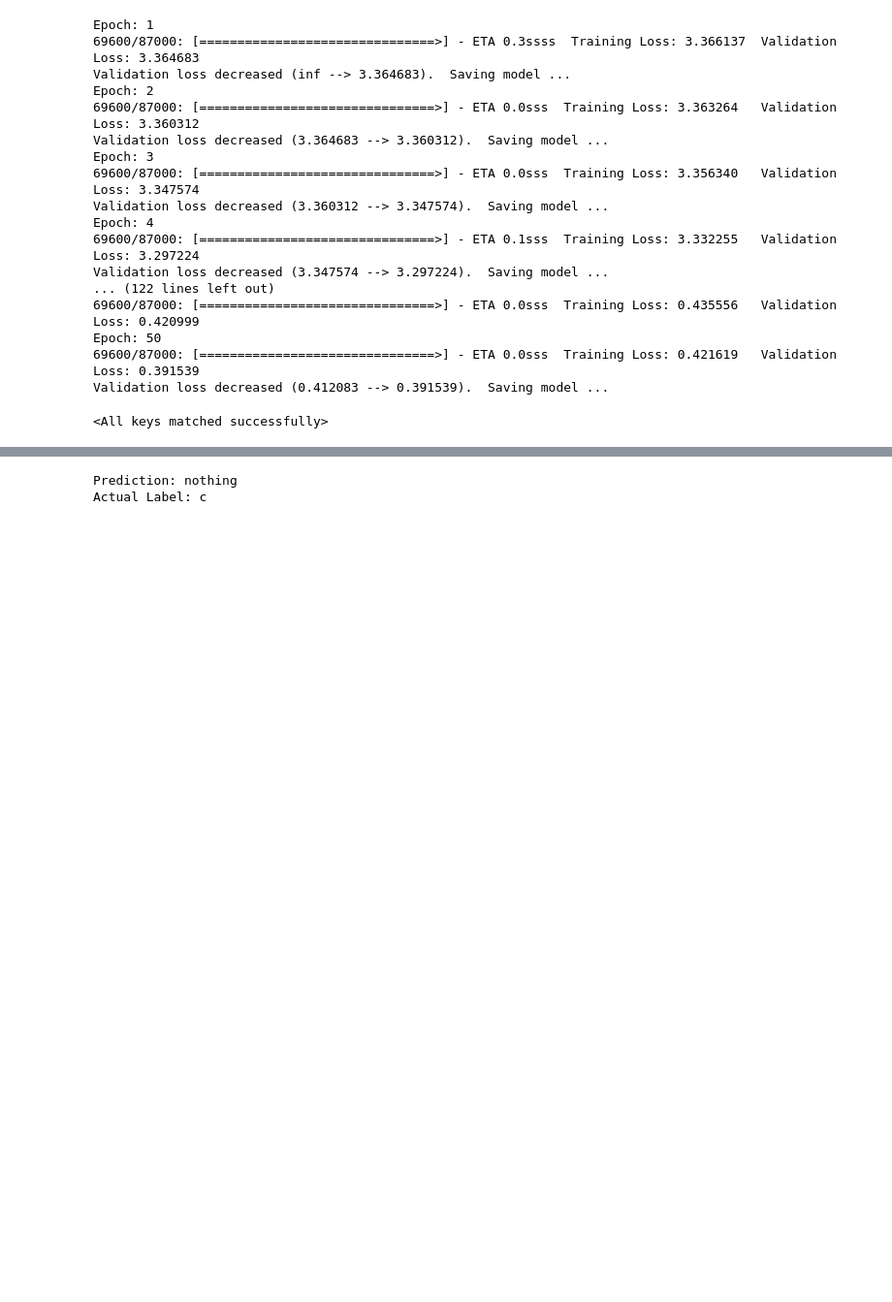
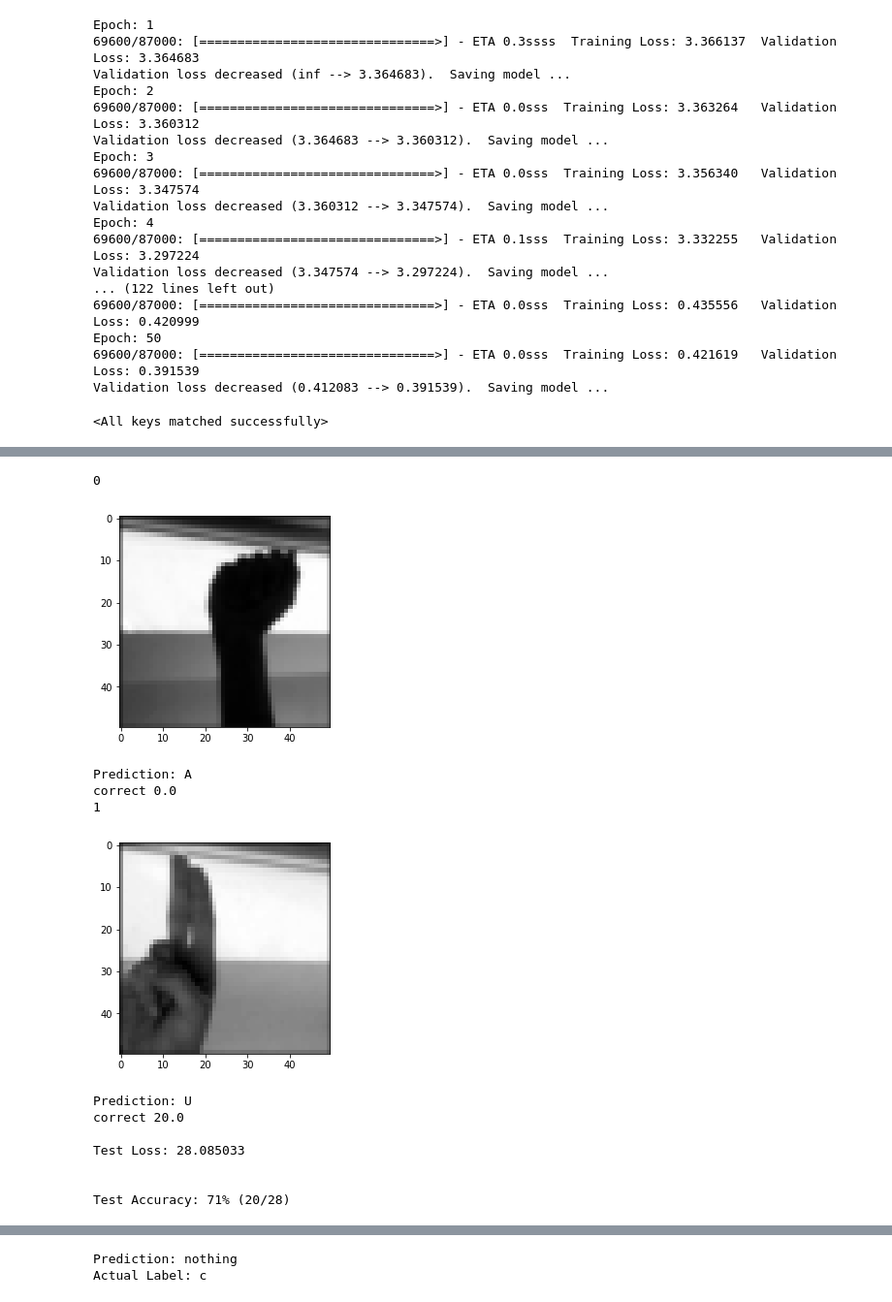
Before and after one commit to Gunnika/Sign_Language_Detector-PyTorch, a Jupyter notebook: asl_detector.ipynb, the cells around one changed output, grey strips where cells are left out. Shown at 97% size. Drawn from its saved outputs; the diff is of its cells as text; code cells hidden in the pictures; blank space fills up the shorter version.

```diff
--- a/asl_detector.ipynb
+++ b/asl_detector.ipynb
@@ -334,3 +296,64 @@ dict_labels = {
     28:'space'
 
 }
+# %%
+def test(loaders, model, criterion, use_cuda):
+
+    # monitor test loss and accuracy
+    test_loss = 0.
+    correct = 0.
+    total = 0.
+
+    model.eval()
+    for batch_idx, (data, target) in enumerate(loaders['test']):
+        i=0
+        # move to GPU
+        if use_cuda:
+            data, target = data.cuda(), target.cuda()
+        # forward pass: compute predicted outputs by passing inputs to the model
+        output = model(data)
+        # calculate the loss
+        loss = criterion(output, target)
+        # update average test loss
+        test_loss = test_loss + ((1 / (batch_idx + 1)) * (loss.data - test_loss))
+        # convert output probabilities to predicted class
+        pred = output.data.max(1, keepdim=True)[1]
+
+        _, preds_tensor = torch.max(output, 1)
+
+        predimg = np.squeeze(preds_tensor.numpy()[0]) if not use_cuda else np.squeeze(preds_tensor.cpu().numpy()[0])
+        print(batch_idx)
+        np_img = data.cpu().numpy()[0][i]
+        plt.imshow(np_img, cmap='gray')
+        plt.show()
+
+        print("Prediction: {}".format(dict_labels[predimg]))
+
+        # compare predictions to true label
+        correct += np.sum(predimg)
+        print("correct",correct)
+#         correct += np.sum(np.squeeze(pred.eq(target.data.view_as(pred))).cpu().numpy())
+        total += data.size(0)
+        i=i+1
+
+    print('\nTest Loss: {:.6f}\n'.format(test_loss))
+
+    print('\nTest Accuracy: %2d%% (%2d/%2d)' % (
+        100. * float(correct / total), correct, total))
+
+# call test function
+test(loaders, infer_model, criterion, use_cuda)
+# %% [output]
+0
+[figure, added]
+Prediction: A
+correct 0.0
+1
+[figure, added]
+Prediction: U
+correct 20.0
+
+Test Loss: 28.085033
+
+
+Test Accuracy: 71% (20/28)
```
Also changed, not shown: parts of 4 cells of this notebook, 1 other file.
